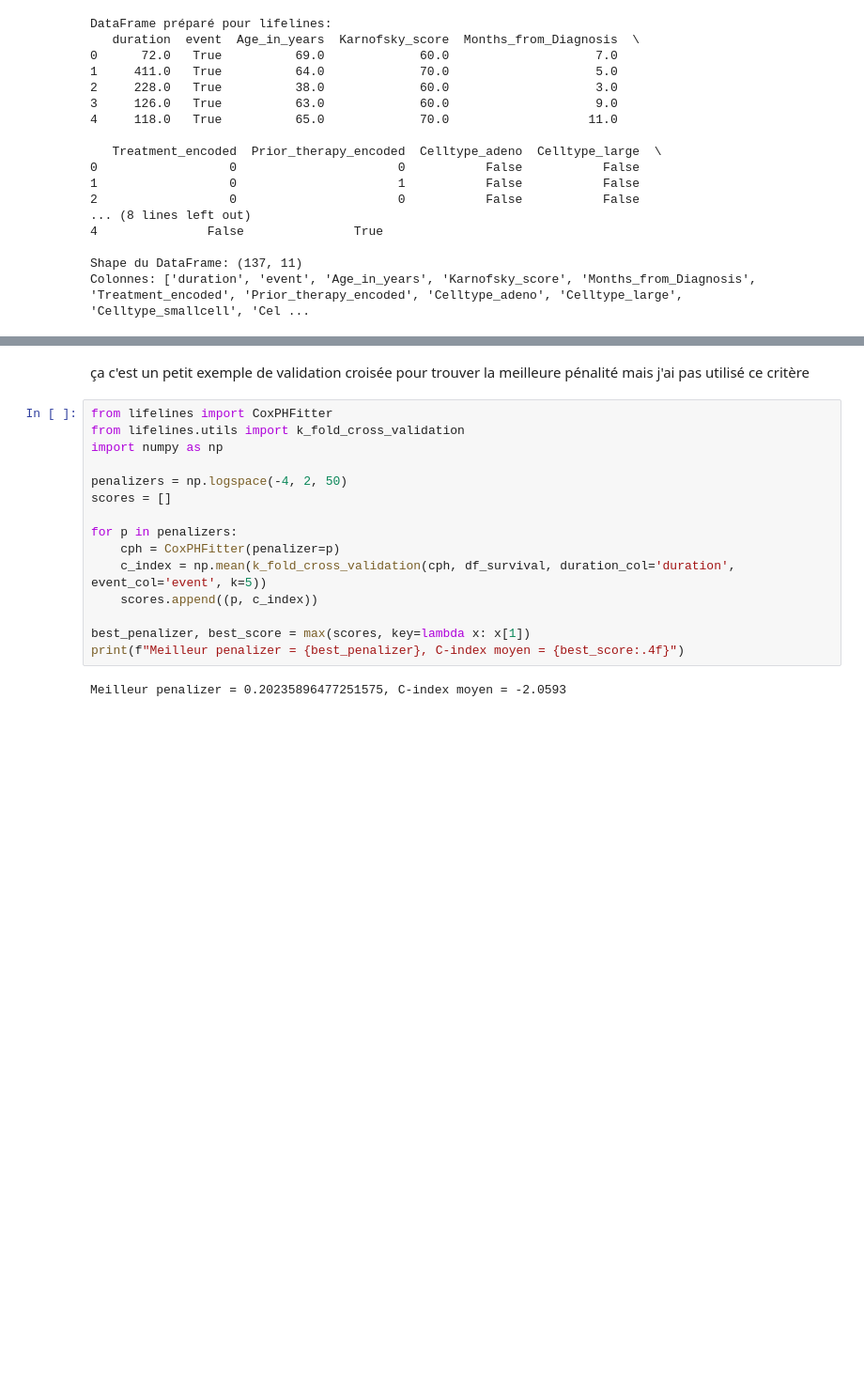
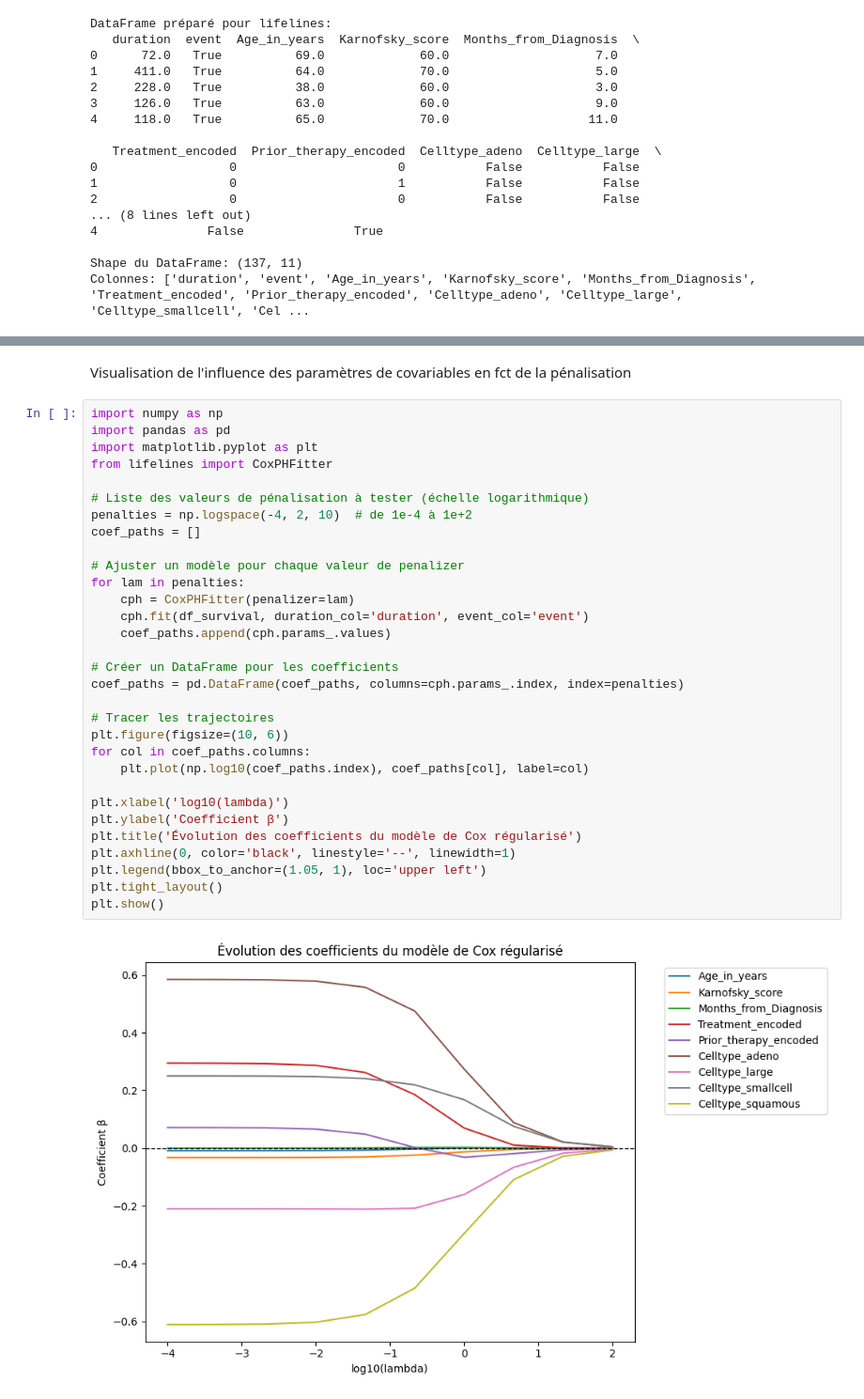
Before and after one commit to thomaspogu/Survival-analysis---Projet-ORRA, a Jupyter notebook: k_m_estimator_skicit.ipynb, the cells around one changed output, grey strips where cells are left out. Shown at 94% size. Drawn from its saved outputs; the diff is of its cells as text; blank space fills up the shorter version.

```diff
--- a/k_m_estimator_skicit.ipynb
+++ b/k_m_estimator_skicit.ipynb
@@ -262,19 +262,35 @@ Celltype_squamous       0.623958
 # %% [markdown]
-ça c'est un petit exemple de validation croisée pour trouver la meilleure pénalité mais j'ai pas utilisé ce critère
+Visualisation de l'influence des paramètres de covariables en fct de la pénalisation
 # %%
+import numpy as np
+import pandas as pd
+import matplotlib.pyplot as plt
 from lifelines import CoxPHFitter
-from lifelines.utils import k_fold_cross_validation
-import numpy as np
 
-penalizers = np.logspace(-4, 2, 50)
-scores = []
+# Liste des valeurs de pénalisation à tester (échelle logarithmique)
+penalties = np.logspace(-4, 2, 10)  # de 1e-4 à 1e+2
+coef_paths = []
 
-for p in penalizers:
-    cph = CoxPHFitter(penalizer=p)
-    c_index = np.mean(k_fold_cross_validation(cph, df_survival, duration_col='duration', event_col='event', k=5))
-    scores.append((p, c_index))
+# Ajuster un modèle pour chaque valeur de penalizer
+for lam in penalties:
+    cph = CoxPHFitter(penalizer=lam)
+    cph.fit(df_survival, duration_col='duration', event_col='event')
+    coef_paths.append(cph.params_.values)
 
-best_penalizer, best_score = max(scores, key=lambda x: x[1])
-print(f"Meilleur penalizer = {best_penalizer}, C-index moyen = {best_score:.4f}")
+# Créer un DataFrame pour les coefficients
+coef_paths = pd.DataFrame(coef_paths, columns=cph.params_.index, index=penalties)
+
+# Tracer les trajectoires
+plt.figure(figsize=(10, 6))
+for col in coef_paths.columns:
+    plt.plot(np.log10(coef_paths.index), coef_paths[col], label=col)
+
+plt.xlabel('log10(lambda)')
+plt.ylabel('Coefficient β')
+plt.title('Évolution des coefficients du modèle de Cox régularisé')
+plt.axhline(0, color='black', linestyle='--', linewidth=1)
+plt.legend(bbox_to_anchor=(1.05, 1), loc='upper left')
+plt.tight_layout()
+plt.show()
 # %% [output]
-Meilleur penalizer = 0.20235896477251575, C-index moyen = -2.0593
+[figure, added]
```
Also changed, not shown: parts of 6 cells of this notebook.
